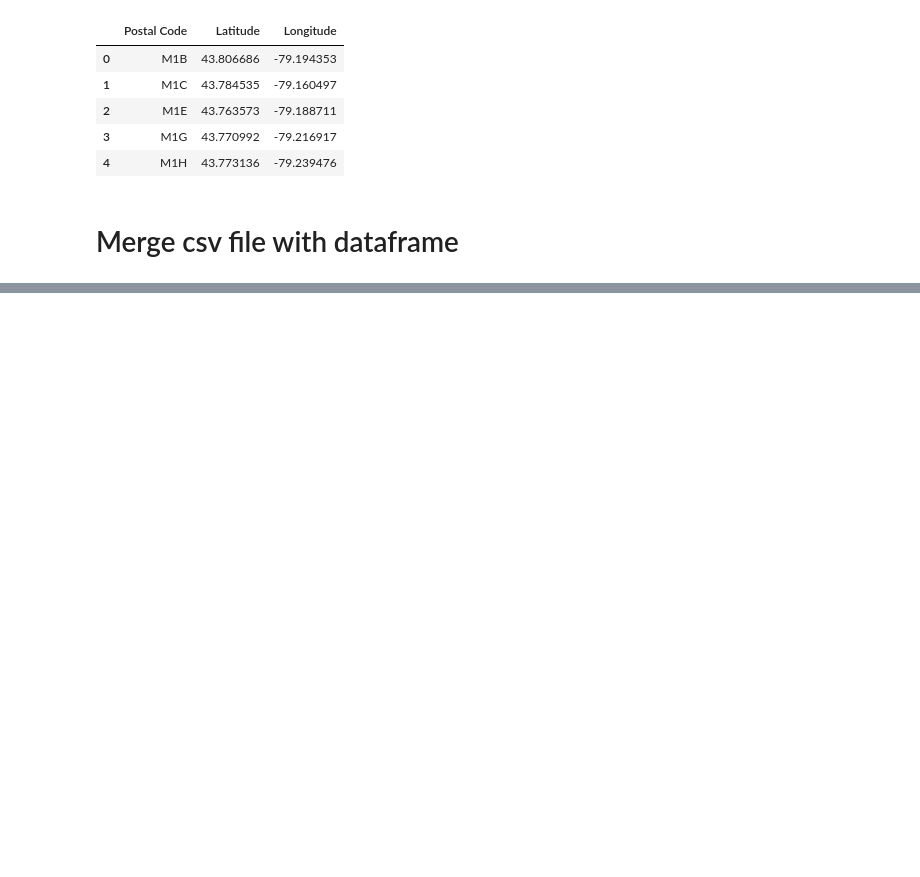
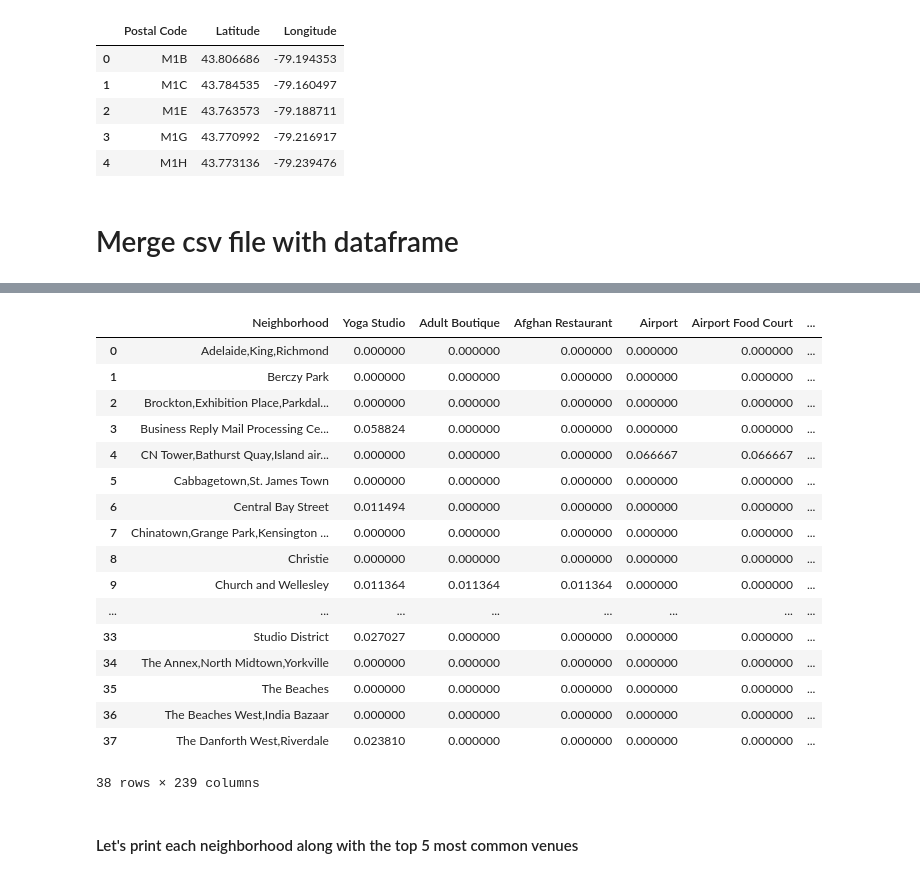
Before and after one commit to miranasyw/Coursera_Capstone, a Jupyter notebook: neighborhoodsinToronto.ipynb, the cells around one changed output, grey strips where cells are left out. Cells and saved outputs as stored; diff of their text form; code cells hidden in the pictures; blank space fills up the shorter version.

```diff
--- a/neighborhoodsinToronto.ipynb
+++ b/neighborhoodsinToronto.ipynb
@@ -137,0 +194,19 @@ df_tor.head()
+# %%
+# create map of Toronto using latitude and longitude values
+map_toronto = folium.Map(location=[43.55, -79.375418], zoom_start=10)
+
+# add markers to map
+for lat, lng, borough, neighborhood in zip(toronto_data['Latitude'], toronto_data['Longitude'], toronto_data['Borough'], toronto_data['Neighbourhood']):
+    label = '{}, {}'.format(neighborhood, borough)
+    label = folium.Popup(label, parse_html=True)
+    folium.CircleMarker(
+        [lat, lng],
+        radius=5,
+        popup=label,
+        color='blue',
+        fill=True,
+        fill_color='#3186cc',
+        fill_opacity=0.7,
+        parse_html=False).add_to(map_toronto)
+
+map_toronto
@@ -137,0 +217,4 @@ df_tor.head()
+# %%
+CLIENT_ID = 'Z4RQEJPYU1QS0UMTZ0JKWSL1JFMRU5BRKBF1ZNQVS0LZIIVB' # your Foursquare ID
+CLIENT_SECRET = 'XUXQZ1KZDQHQUC0J15OEZ0M4EF5UKSXRMNZPFKLL1TSJ1BF0' # your Foursquare Secret
+VERSION = '20180605' # Foursquare API version
@@ -137,0 +266,5 @@ df_tor.head()
+# %%
+toronto_venues = getNearbyVenues(names=toronto_data['Neighbourhood'],
+                                   latitudes=toronto_data['Latitude'],
+                                   longitudes=toronto_data['Longitude']
+                                  )
@@ -137,0 +325,12 @@ df_tor.head()
+# %%
+# one hot encoding
+toronto_onehot = pd.get_dummies(toronto_venues[['Venue Category']], prefix="", prefix_sep="")
+
+# add neighborhood column back to dataframe
+toronto_onehot['Neighborhood'] = toronto_venues['Neighborhood']
+
+# move neighborhood column to the first column
+fixed_columns = [toronto_onehot.columns[-1]] + list(toronto_onehot.columns[:-1])
+toronto_onehot = toronto_onehot[fixed_columns]
+
+toronto_onehot.head()
@@ -137,0 +345,25 @@ df_tor.head()
+# %%
+# let's group rows by neighborhood and by taking the mean of the frequency of occurrence of each category
+toronto_grouped = toronto_onehot.groupby('Neighborhood').mean().reset_index()
+toronto_grouped
+# %% [output]
+|  | Neighborhood | Yoga Studio | Adult Boutique | Afghan Restaurant | Airport | Airport Food Court | ... |
+| 0 | Adelaide,King,Richmond | 0.000000 | 0.000000 | 0.000000 | 0.000000 | 0.000000 | ... |
+| 1 | Berczy Park | 0.000000 | 0.000000 | 0.000000 | 0.000000 | 0.000000 | ... |
+| 2 | Brockton,Exhibition Place,Parkdal... | 0.000000 | 0.000000 | 0.000000 | 0.000000 | 0.000000 | ... |
+| 3 | Business Reply Mail Processing Ce... | 0.058824 | 0.000000 | 0.000000 | 0.000000 | 0.000000 | ... |
+| 4 | CN Tower,Bathurst Quay,Island air... | 0.000000 | 0.000000 | 0.000000 | 0.066667 | 0.066667 | ... |
+| 5 | Cabbagetown,St. James Town | 0.000000 | 0.000000 | 0.000000 | 0.000000 | 0.000000 | ... |
+| 6 | Central Bay Street | 0.011494 | 0.000000 | 0.000000 | 0.000000 | 0.000000 | ... |
+| 7 | Chinatown,Grange Park,Kensington ... | 0.000000 | 0.000000 | 0.000000 | 0.000000 | 0.000000 | ... |
+| 8 | Christie | 0.000000 | 0.000000 | 0.000000 | 0.000000 | 0.000000 | ... |
+| 9 | Church and Wellesley | 0.011364 | 0.011364 | 0.011364 | 0.000000 | 0.000000 | ... |
+| ... | ... | ... | ... | ... | ... | ... | ... |
+| 33 | Studio District | 0.027027 | 0.000000 | 0.000000 | 0.000000 | 0.000000 | ... |
+| 34 | The Annex,North Midtown,Yorkville | 0.000000 | 0.000000 | 0.000000 | 0.000000 | 0.000000 | ... |
+| 35 | The Beaches | 0.000000 | 0.000000 | 0.000000 | 0.000000 | 0.000000 | ... |
+| 36 | The Beaches West,India Bazaar | 0.000000 | 0.000000 | 0.000000 | 0.000000 | 0.000000 | ... |
+| 37 | The Danforth West,Riverdale | 0.023810 | 0.000000 | 0.000000 | 0.000000 | 0.000000 | ... |
+38 rows × 239 columns
+# %% [markdown]
+#### Let's print each neighborhood along with the top 5 most common venues
```
Also changed, not shown: parts of 25 cells of this notebook.
